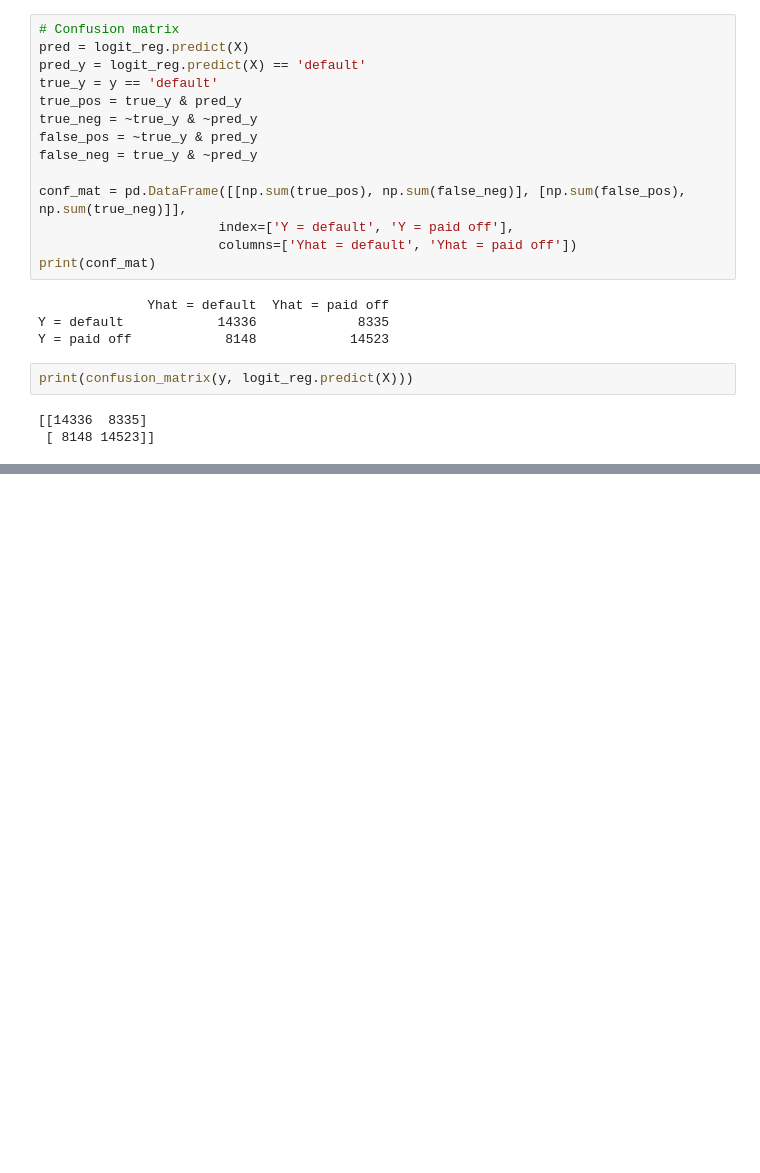
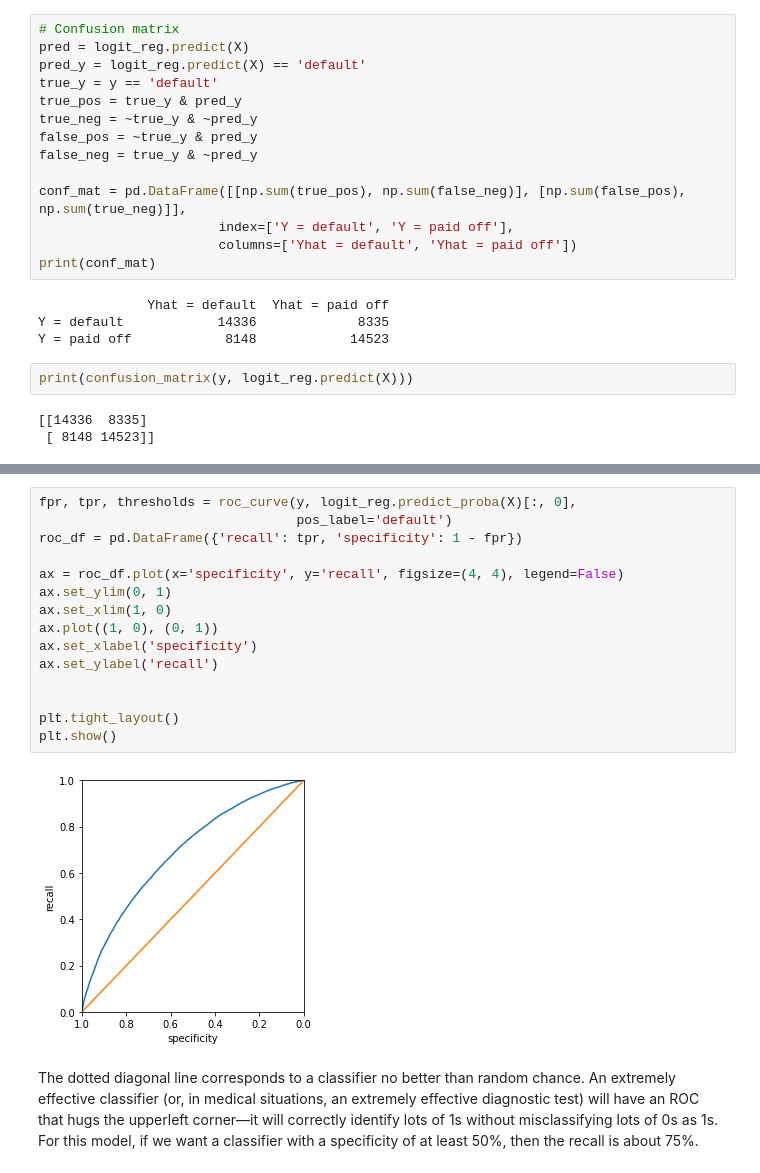
Before and after one commit to beauvilerobed/statistics-for-data-science, a Jupyter notebook: 5_Classification.ipynb, the cells around one changed output, grey strips where cells are left out. Cells and saved outputs as stored; diff of their text form; blank space fills up the shorter version.

```diff
--- a/5_Classification.ipynb
+++ b/5_Classification.ipynb
@@ -631,0 +695,19 @@ print(confusion_matrix(y, logit_reg.predict(X)))
+# %%
+fpr, tpr, thresholds = roc_curve(y, logit_reg.predict_proba(X)[:, 0],
+                                 pos_label='default')
+roc_df = pd.DataFrame({'recall': tpr, 'specificity': 1 - fpr})
+
+ax = roc_df.plot(x='specificity', y='recall', figsize=(4, 4), legend=False)
+ax.set_ylim(0, 1)
+ax.set_xlim(1, 0)
+ax.plot((1, 0), (0, 1))
+ax.set_xlabel('specificity')
+ax.set_ylabel('recall')
+
+
+plt.tight_layout()
+plt.show()
+# %% [output]
+[figure, added]
+# %% [markdown]
+The dotted diagonal line corresponds to a classifier no better than random chance. An extremely effective classifier (or, in medical situations, an extremely effective diagnostic test) will have an ROC that hugs the upperleft corner—it will correctly identify lots of 1s without misclassifying lots of 0s as 1s. For this model, if we want a classifier with a specificity of at least 50%, then the recall is about 75%.
```
Also changed, not shown: parts of 25 cells of this notebook, 1 other file.
